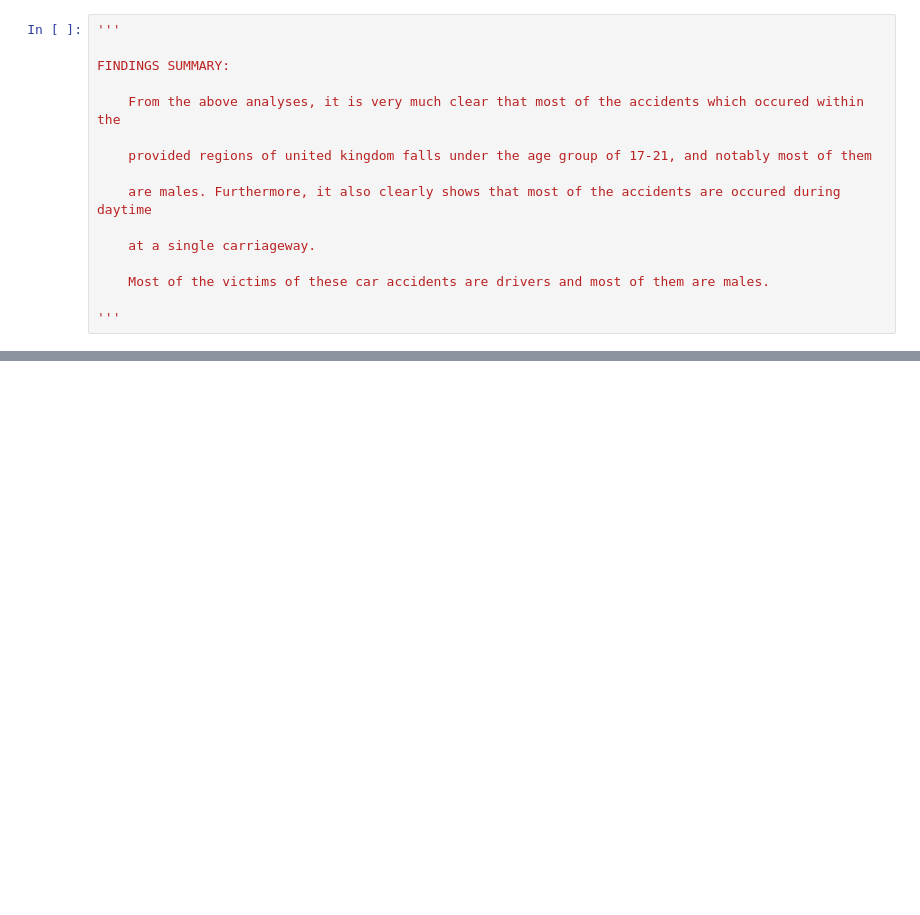
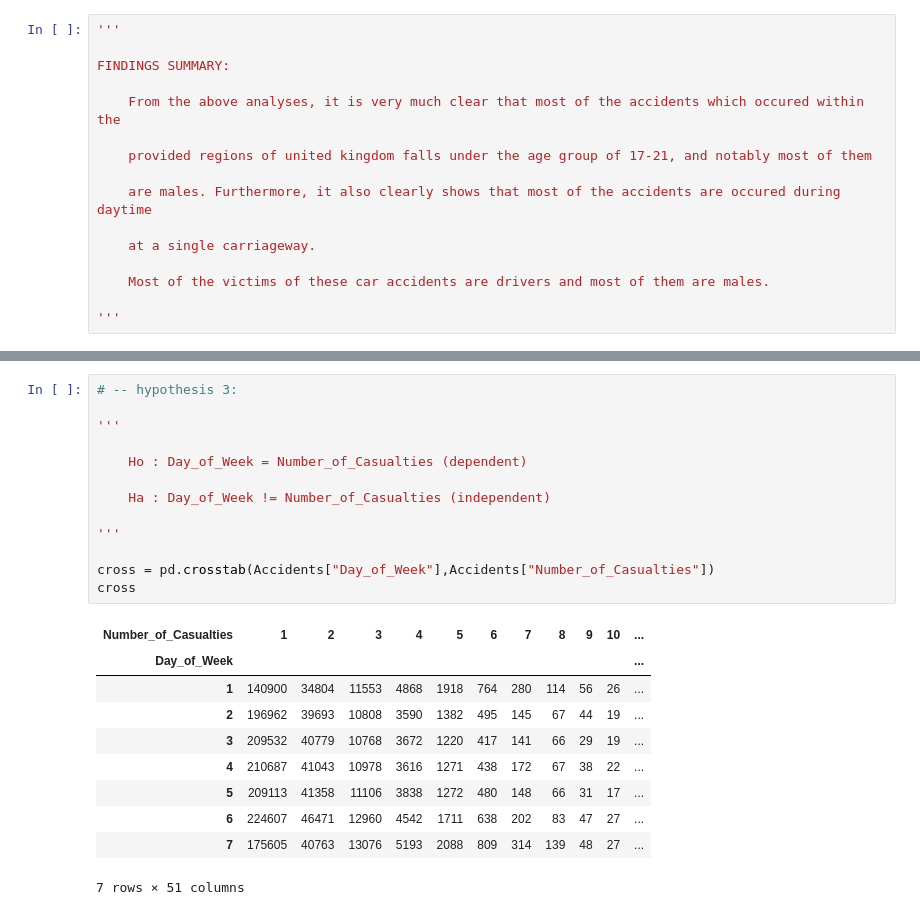
Before and after one commit to Dineshkumar-Anbalagan/IBM-Advanced-Machine-Learning, a Jupyter notebook: exploratory data analysis for machine learning/course project/exploratory_data_analysis_course_project.ipynb, the cells around one changed output, grey strips where cells are left out. Cells and saved outputs as stored; diff of their text form; blank space fills up the shorter version.

```diff
--- a/exploratory data analysis for machine learning/course project/exploratory_data_analysis_course_project.ipynb
+++ b/exploratory data analysis for machine learning/course project/exploratory_data_analysis_course_project.ipynb
@@ -385,0 +473,24 @@ FINDINGS SUMMARY:
+# %%
+# -- hypothesis 3:
+
+'''
+
+    Ho : Day_of_Week = Number_of_Casualties (dependent)
+
+    Ha : Day_of_Week != Number_of_Casualties (independent)
+
+'''
+
+cross = pd.crosstab(Accidents["Day_of_Week"],Accidents["Number_of_Casualties"])
+cross
+# %% [output]
+| Number_of_Casualties | 1 | 2 | 3 | 4 | 5 | 6 | 7 | 8 | 9 | 10 | ... |
+| Day_of_Week |  |  |  |  |  |  |  |  |  |  | ... |
+| 1 | 140900 | 34804 | 11553 | 4868 | 1918 | 764 | 280 | 114 | 56 | 26 | ... |
+| 2 | 196962 | 39693 | 10808 | 3590 | 1382 | 495 | 145 | 67 | 44 | 19 | ... |
+| 3 | 209532 | 40779 | 10768 | 3672 | 1220 | 417 | 141 | 66 | 29 | 19 | ... |
+| 4 | 210687 | 41043 | 10978 | 3616 | 1271 | 438 | 172 | 67 | 38 | 22 | ... |
+| 5 | 209113 | 41358 | 11106 | 3838 | 1272 | 480 | 148 | 66 | 31 | 17 | ... |
+| 6 | 224607 | 46471 | 12960 | 4542 | 1711 | 638 | 202 | 83 | 47 | 27 | ... |
+| 7 | 175605 | 40763 | 13076 | 5193 | 2088 | 809 | 314 | 139 | 48 | 27 | ... |
+7 rows × 51 columns
```
Also changed, not shown: parts of 10 cells of this notebook, 2 other files.
